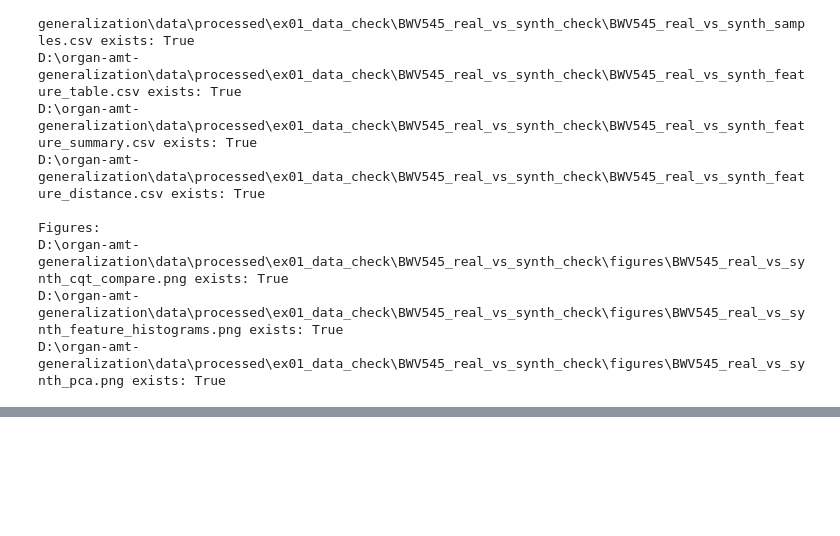
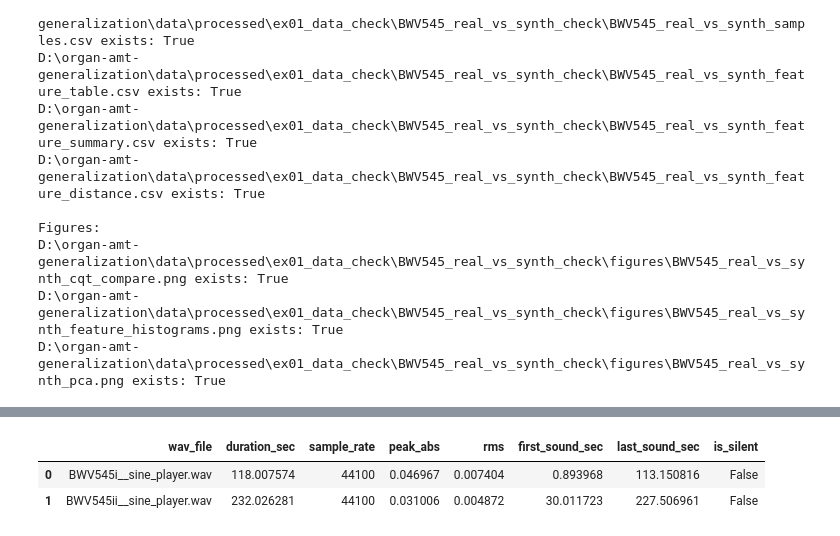
Before and after one commit to Blumine514/organ-amt-generalization, a Jupyter notebook: notebooks/ex01notebook/01_BWV545_real_vs_synth_check.ipynb, the cells around one changed output, grey strips where cells are left out. Saved outputs shown, nothing was run; the diff lists cells and outputs as text; code cells hidden in the pictures; blank space fills up the shorter version.

```diff
--- a/notebooks/ex01notebook/01_BWV545_real_vs_synth_check.ipynb
+++ b/notebooks/ex01notebook/01_BWV545_real_vs_synth_check.ipynb
@@ -1017,0 +1359,45 @@ D:\organ-amt-generalization\data\processed\ex01_data_check\BWV545_real_vs_synth_
+# %%
+from pathlib import Path
+import numpy as np
+import pandas as pd
+import soundfile as sf
+
+WAV_DIR = Path(r"D:\organ-amt-generalization\data\rendered\BWV 545")
+
+wav_files = sorted(WAV_DIR.glob("*.wav"))
+
+rows = []
+
+threshold = 1e-5
+
+for wav_path in wav_files:
+    audio, sr = sf.read(wav_path, always_2d=True)
+    mono = audio.mean(axis=1)
+
+    abs_mono = np.abs(mono)
+    idx = np.where(abs_mono > threshold)[0]
+
+    if len(idx) == 0:
+        first_sound_sec = None
+        last_sound_sec = None
+    else:
+        first_sound_sec = idx[0] / sr
+        last_sound_sec = idx[-1] / sr
+
+    rows.append({
+        "wav_file": wav_path.name,
+        "duration_sec": len(mono) / sr,
+        "sample_rate": sr,
+        "peak_abs": float(np.max(abs_mono)) if mono.size > 0 else 0.0,
+        "rms": float(np.sqrt(np.mean(mono ** 2))) if mono.size > 0 else 0.0,
+        "first_sound_sec": first_sound_sec,
+        "last_sound_sec": last_sound_sec,
+        "is_silent": first_sound_sec is None,
+    })
+
+df_wav_sound_check = pd.DataFrame(rows)
+display(df_wav_sound_check)
+# %% [output]
+|  | wav_file | duration_sec | sample_rate | peak_abs | rms | first_sound_sec | last_sound_sec | is_silent |
+| 0 | BWV545i__sine_player.wav | 118.007574 | 44100 | 0.046967 | 0.007404 | 0.893968 | 113.150816 | False |
+| 1 | BWV545ii__sine_player.wav | 232.026281 | 44100 | 0.031006 | 0.004872 | 30.011723 | 227.506961 | False |
```
Also changed, not shown: parts of 5 cells of this notebook, 4 other files.
